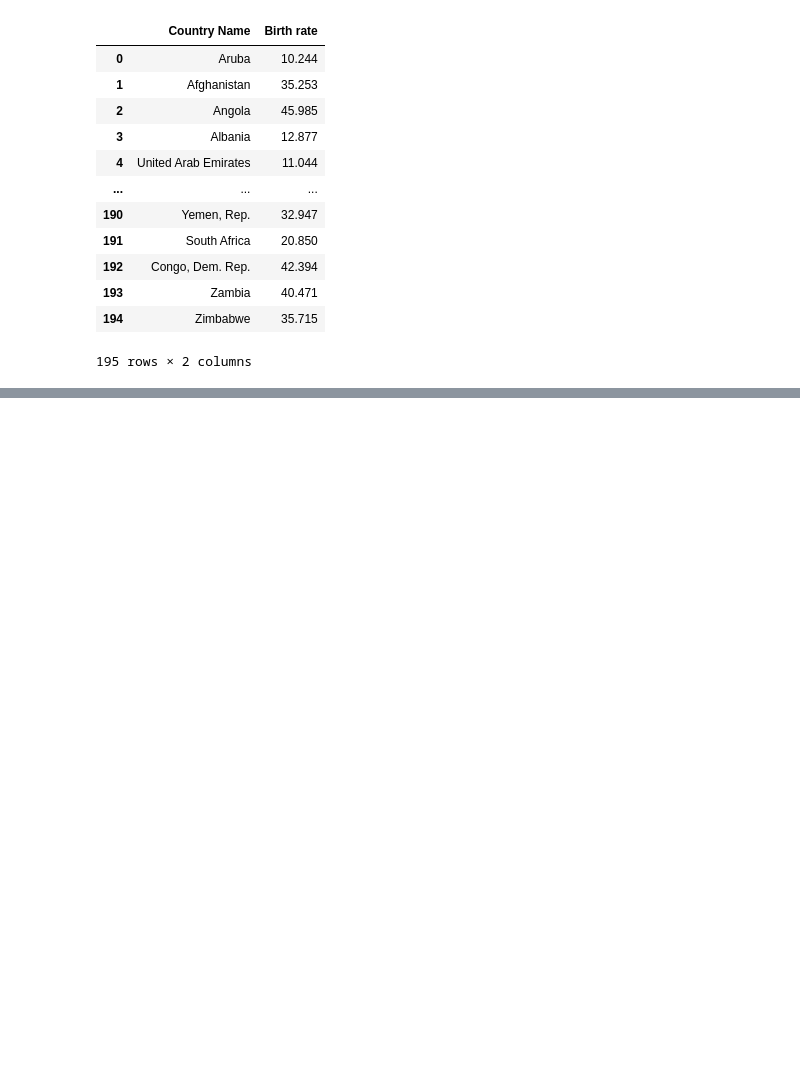
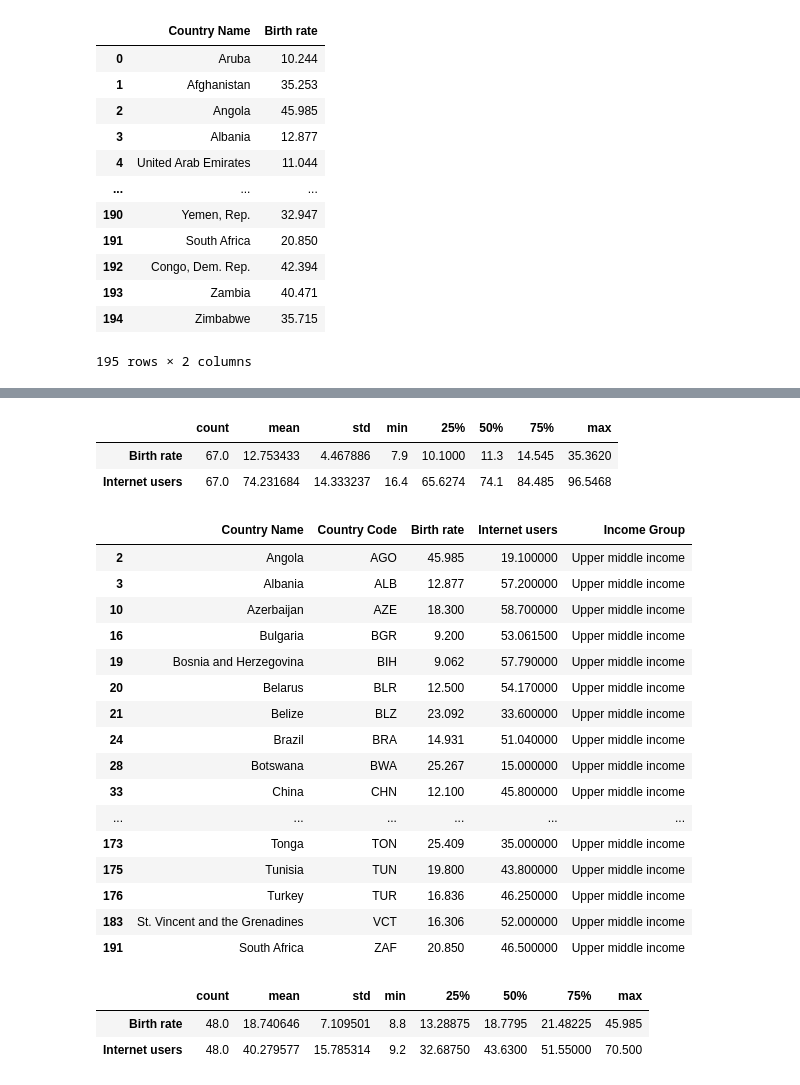
Before and after one commit to EugeneZnm/World-Demographic-Data-Analyisis, a Jupyter notebook: World Trends Analysis.ipynb, the cells around one changed output, grey strips where cells are left out. Saved outputs shown, nothing was run; the diff lists cells and outputs as text; code cells hidden in the pictures; blank space fills up the shorter version.

Commit message:
grouping countries according to income levels and generating statistical data for each

```diff
--- a/World Trends Analysis.ipynb
+++ b/World Trends Analysis.ipynb
@@ -155,0 +263,36 @@ stats[['Country Name','Birth rate']]
+# %%
+#Statistics of countries with High Income Levels
+stats[IG].describe().transpose()
+# %% [output]
+|  | count | mean | std | min | 25% | 50% | 75% | max |
+| Birth rate | 67.0 | 12.753433 | 4.467886 | 7.9 | 10.1000 | 11.3 | 14.545 | 35.3620 |
+| Internet users | 67.0 | 74.231684 | 14.333237 | 16.4 | 65.6274 | 74.1 | 84.485 | 96.5468 |
+# %%
+# Getting Upper middle income countries
+UM = stats['Income Group'] == 'Upper middle income'
+stats[UM]
+# %% [output]
+|  | Country Name | Country Code | Birth rate | Internet users | Income Group |
+| 2 | Angola | AGO | 45.985 | 19.100000 | Upper middle income |
+| 3 | Albania | ALB | 12.877 | 57.200000 | Upper middle income |
+| 10 | Azerbaijan | AZE | 18.300 | 58.700000 | Upper middle income |
+| 16 | Bulgaria | BGR | 9.200 | 53.061500 | Upper middle income |
+| 19 | Bosnia and Herzegovina | BIH | 9.062 | 57.790000 | Upper middle income |
+| 20 | Belarus | BLR | 12.500 | 54.170000 | Upper middle income |
+| 21 | Belize | BLZ | 23.092 | 33.600000 | Upper middle income |
+| 24 | Brazil | BRA | 14.931 | 51.040000 | Upper middle income |
+| 28 | Botswana | BWA | 25.267 | 15.000000 | Upper middle income |
+| 33 | China | CHN | 12.100 | 45.800000 | Upper middle income |
+| ... | ... | ... | ... | ... | ... |
+| 173 | Tonga | TON | 25.409 | 35.000000 | Upper middle income |
+| 175 | Tunisia | TUN | 19.800 | 43.800000 | Upper middle income |
+| 176 | Turkey | TUR | 16.836 | 46.250000 | Upper middle income |
+| 183 | St. Vincent and the Grenadines | VCT | 16.306 | 52.000000 | Upper middle income |
+| 191 | South Africa | ZAF | 20.850 | 46.500000 | Upper middle income |
+# %%
+#statistics for countries with Upper Middle Income Levels
+stats[UM].describe().transpose()
+# %% [output]
+|  | count | mean | std | min | 25% | 50% | 75% | max |
+| Birth rate | 48.0 | 18.740646 | 7.109501 | 8.8 | 13.28875 | 18.7795 | 21.48225 | 45.985 |
+| Internet users | 48.0 | 40.279577 | 15.785314 | 9.2 | 32.68750 | 43.6300 | 51.55000 | 70.500 |
```
Also changed, not shown: parts of 12 cells of this notebook.
